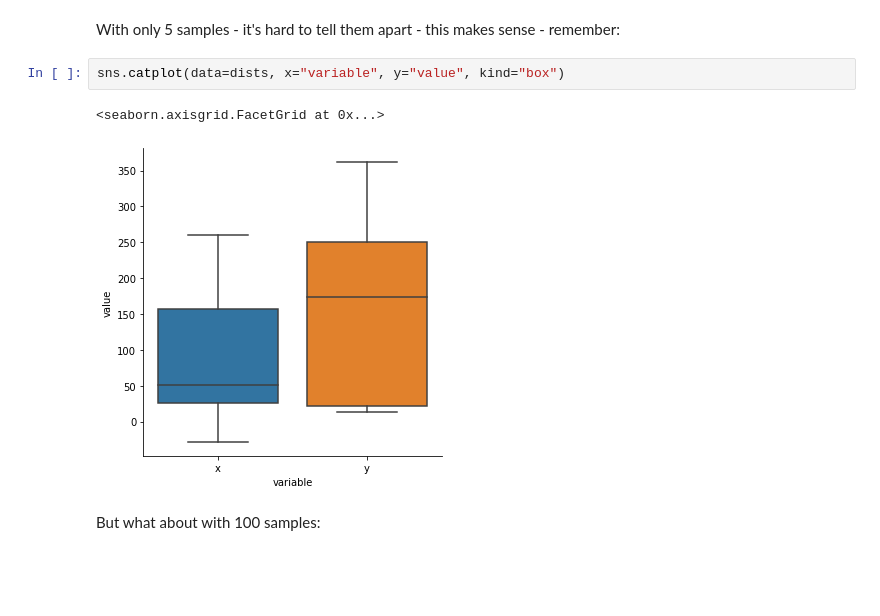
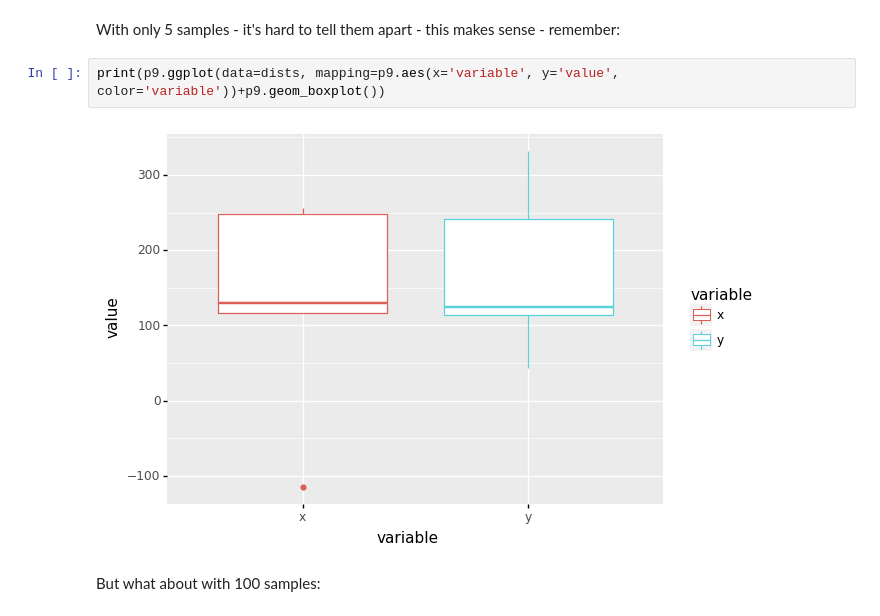
Before and after one commit to timplab/bcmb_bootcamp, a Jupyter notebook: day3/notebooks/analyzing.ipynb, the cells around one changed output. Drawn from its saved outputs; the diff is of its cells as text; blank space fills up the shorter version.

```diff
--- a/day3/notebooks/analyzing.ipynb
+++ b/day3/notebooks/analyzing.ipynb
@@ -132,10 +109,9 @@ Ttest_indResult(statistic=-3.8148131426658494, pvalue=0.005127402504044291)
 # %% [markdown]
 With only 5 samples - it's hard to tell them apart - this makes sense - remember:
 # %%
-sns.catplot(data=dists, x="variable", y="value", kind="box")
+print(p9.ggplot(data=dists, mapping=p9.aes(x='variable', y='value', color='variable'))+p9.geom_boxplot())
 # %% [output]
-<seaborn.axisgrid.FacetGrid at 0x...>
-[figure, old version]
+[figure, new version]
 # %% [markdown]
 But what about with 100 samples:
 # %%
```
Also changed, not shown: parts of 27 cells of this notebook.
